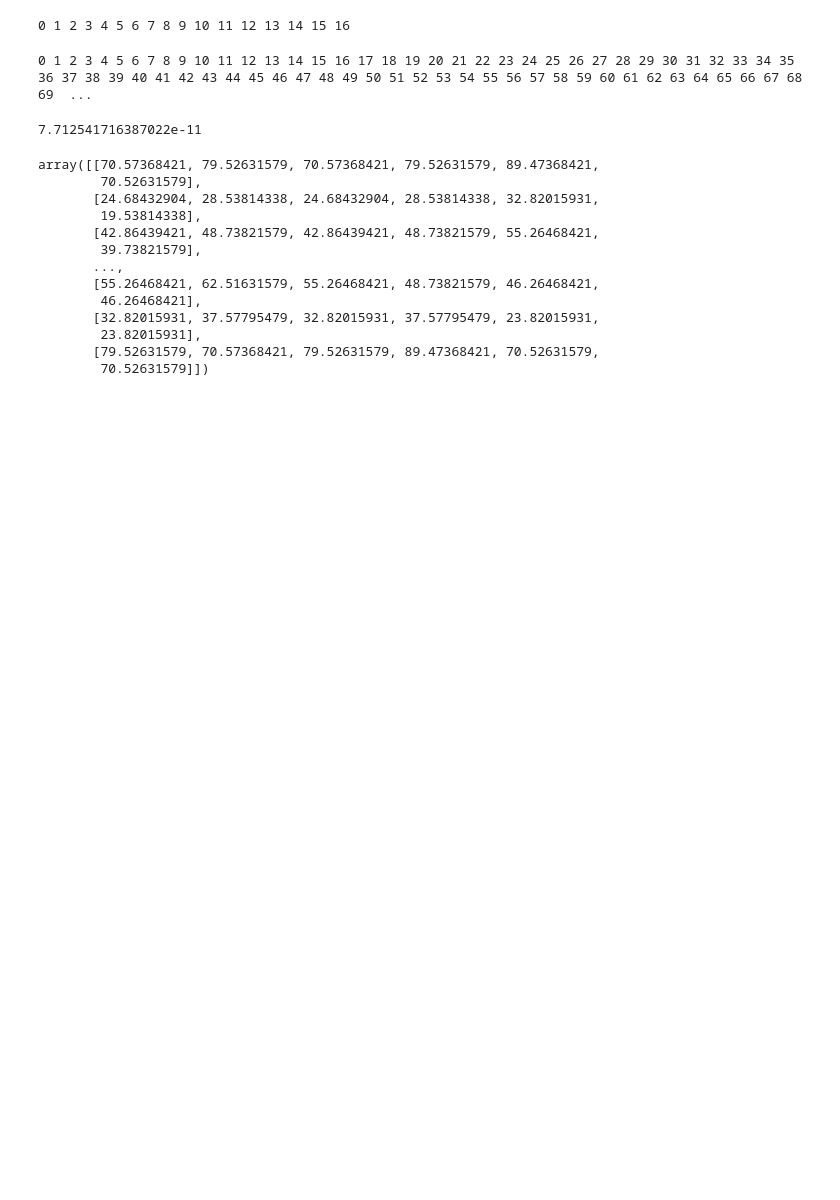
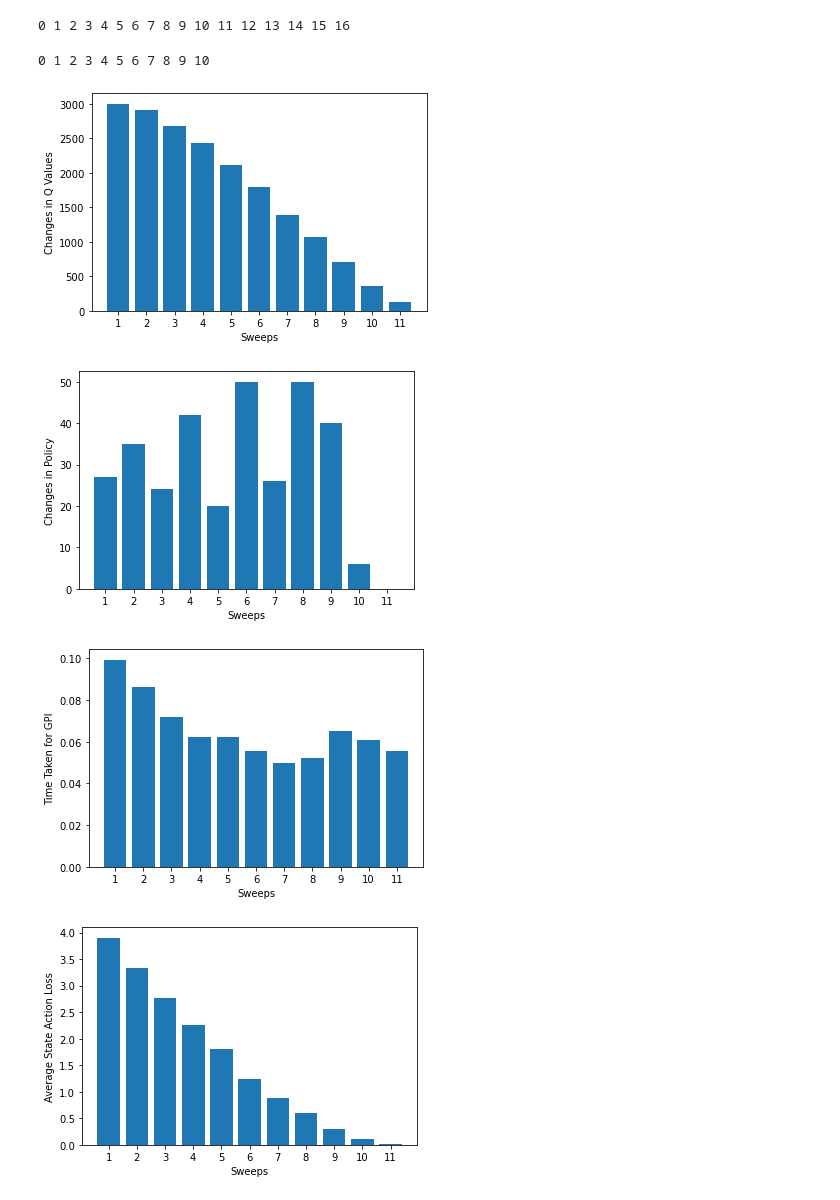
Before and after one commit to yanhwee/rl-capstone, a Jupyter notebook: Untitled.ipynb, the cells around one changed output. Cells and saved outputs as stored; diff of their text form; code cells hidden in the pictures; blank space fills up the shorter version.

```diff
--- a/Untitled.ipynb
+++ b/Untitled.ipynb
@@ -10,26 +12,15 @@ sole = SOLE(env, gamma=0.9)
 # %% [output]
 0 1 2 3 4 5 6 7 8 9 10 11 12 13 14 15 16
 # %%
-dp = DP(env, gamma=0.9, policy_stop=False, q_value_stop=True)
+dp = DP(
+    env, gamma=0.9, policy_stop=True, q_value_stop=True,
+    eval_q_table=sole.get_q_table())
 # %% [output]
-0 1 2 3 4 5 6 7 8 9 10 11 12 13 14 15 16 17 18 19 20 21 22 23 24 25 26 27 28 29 30 31 32 33 34 35 36 37 38 39 40 41 42 43 44 45 46 47 48 49 50 51 52 53 54 55 56 57 58 59 60 61 62 63 64 65 66 67 68 69  ...
+0 1 2 3 4 5 6 7 8 9 10
-# %%
-np.abs(sole.get_q_table() - dp.q_table).sum()
-# %% [output]
-7.712541716387022e-11
-# %%
-dp.q_table
-# %% [output]
-array([[70.57368421, 79.52631579, 70.57368421, 79.52631579, 89.47368421,
-        70.52631579],
-       [24.68432904, 28.53814338, 24.68432904, 28.53814338, 32.82015931,
-        19.53814338],
-       [42.86439421, 48.73821579, 42.86439421, 48.73821579, 55.26468421,
-        39.73821579],
-       ...,
-       [55.26468421, 62.51631579, 55.26468421, 48.73821579, 46.26468421,
-        46.26468421],
-       [32.82015931, 37.57795479, 32.82015931, 37.57795479, 23.82015931,
-        23.82015931],
-       [79.52631579, 70.57368421, 79.52631579, 89.47368421, 70.52631579,
-        70.52631579]])
+# %%
+dp.stats(None)
+# %% [output]
+[figure, added]
+[figure, added]
+[figure, added]
+[figure, added]
```
Also changed, not shown: parts of 2 cells of this notebook, 10 other files.
